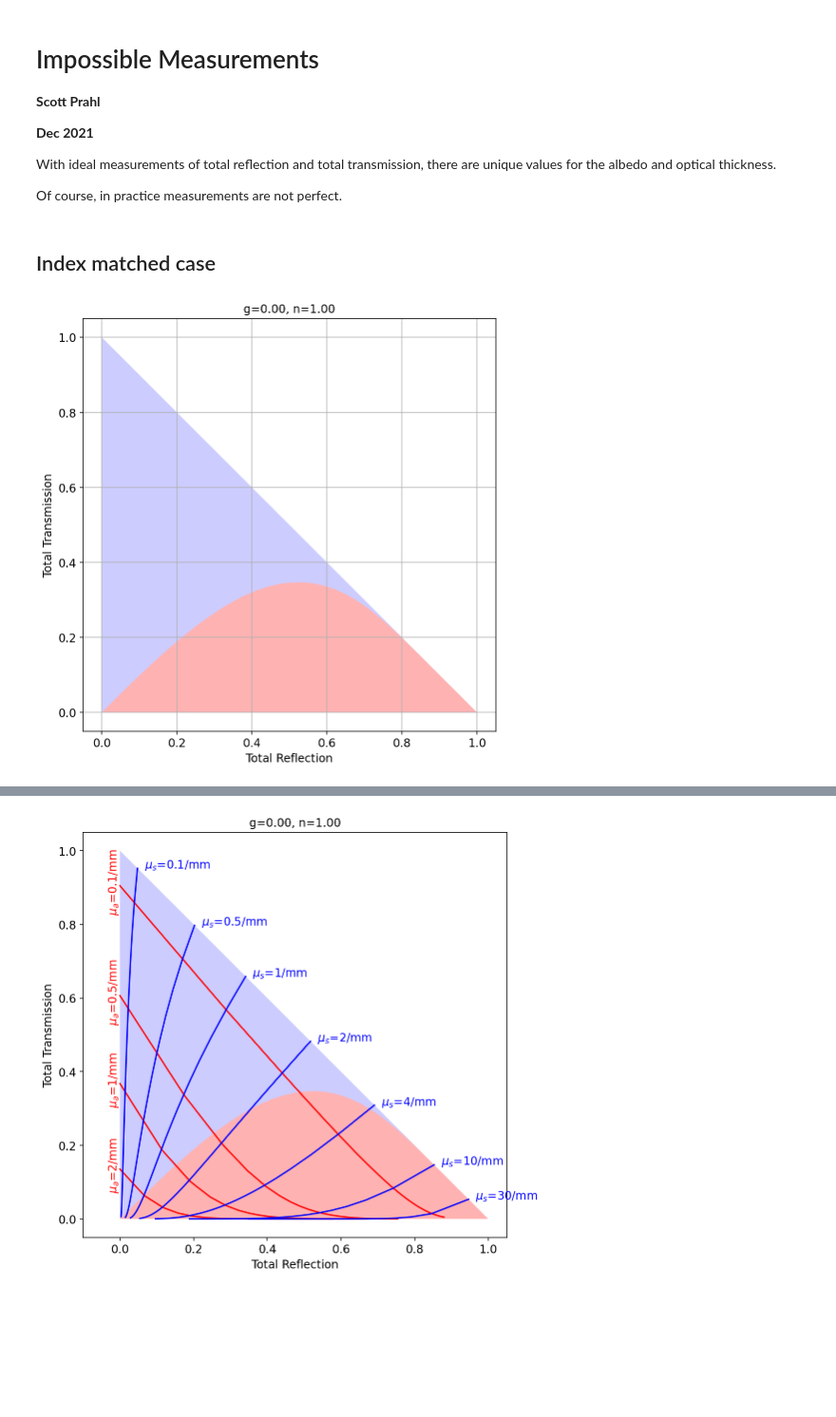
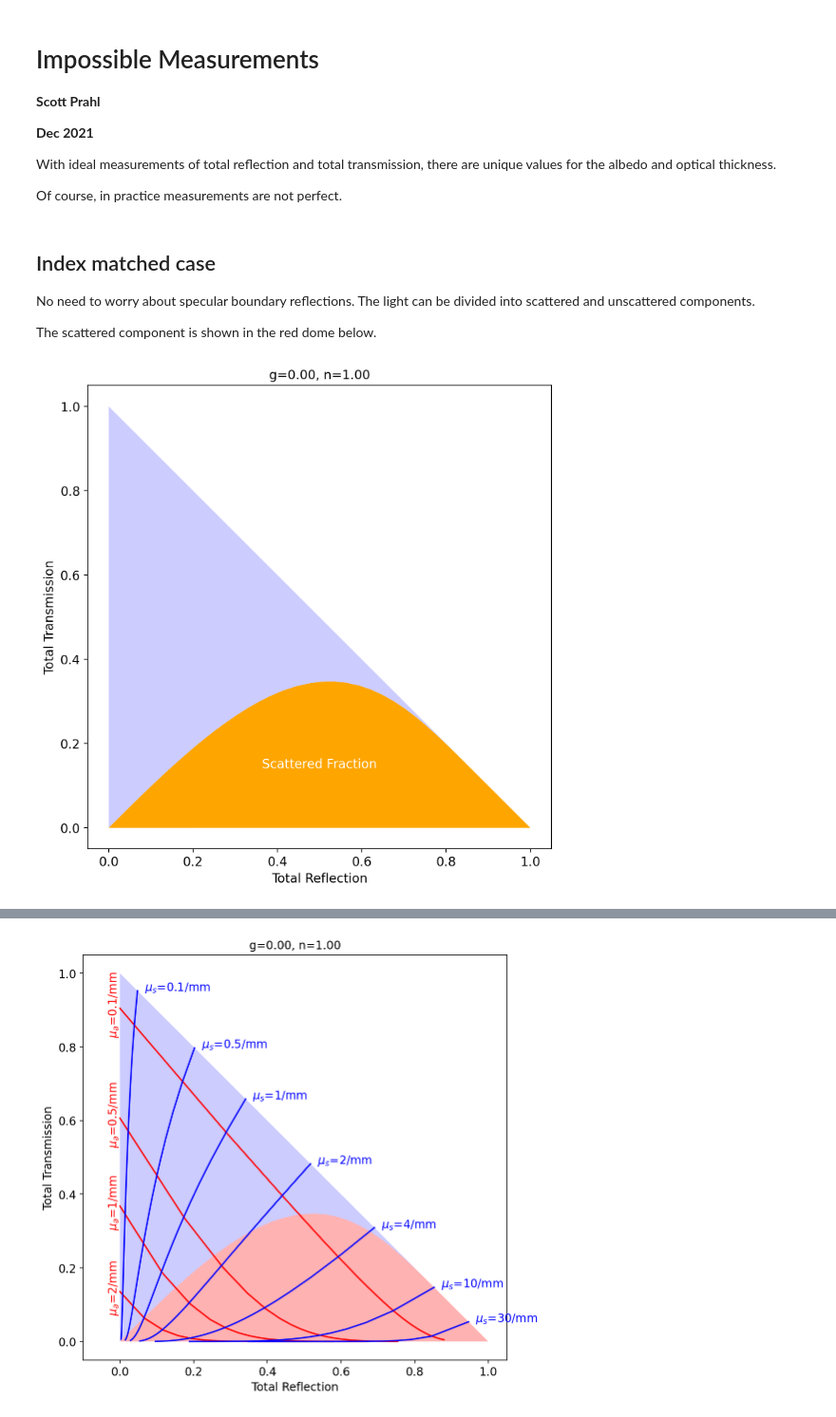
Before and after one commit to scottprahl/iadpython, a Jupyter notebook: docs/impossible.ipynb, the cells around one changed output, grey strips where cells are left out. Shown: that part at 95% size. Drawn from its saved outputs; the diff is of its cells as text; code cells hidden in the pictures; blank space fills up the shorter version.

```diff
--- a/docs/impossible.ipynb
+++ b/docs/impossible.ipynb
@@ -36,33 +36,46 @@ def scattered_polygon(g=0,n=1,quad_pts=4):
     xy = scattered_light(g, n, quad_pts)
     xy = np.append(xy, np.array([[0,0]]), axis=0)
 
-    return plt.Polygon(xy, facecolor='r', alpha=0.3)
+    return plt.Polygon(xy, facecolor='orange', alpha=1)
 # %% [markdown]
 ## Index matched case
+
+No need to worry about specular boundary reflections.  The light can be divided into scattered and unscattered components.
+
+The scattered component is shown in the red dome below.
 # %%
-n=1.0
-g=0.0
+n = 1.0
+g = 0.0
 
 
-plt.figure(figsize=(8,8))
+plt.figure(figsize=(8, 8))
 
 
-plt.gca().add_patch(scattered_polygon(g,n))
-plt.gca().add_patch(unscattered_polygon(g,n))
+plt.gca().add_patch(unscattered_polygon(g, n))
+plt.gca().add_patch(scattered_polygon(g, n))
 
 plt.gca().set_aspect(1)
-plt.xlim(-0.05,1.05)
-plt.ylim(-0.05,1.05)
+plt.xlim(-0.05, 1.05)
+plt.ylim(-0.05, 1.05)
 
-plt.title("g=%.2f, n=%.2f" % (g,n))
-plt.xlabel('Total Reflection',fontsize=12)
-plt.ylabel('Total Transmission',fontsize=12)
+plt.title("g=%.2f, n=%.2f" % (g, n))
+plt.xlabel("Total Reflection", fontsize=12)
+plt.ylabel("Total Transmission", fontsize=12)
 plt.xticks(fontsize=12)
-plt.grid()
+plt.text(
+    0.5,
+    0.15,
+    "Scattered Fraction",
+    ha="center",
+    va="center",
+    fontsize=12,
+    color="white",
+)
+# plt.grid()
 
 plt.yticks(fontsize=12)
 
 plt.show()
 # %% [output]
-[figure, old version]
+[figure, new version]
 # %%
```
Also changed, not shown: parts of 10 cells of this notebook, 16 other files.
